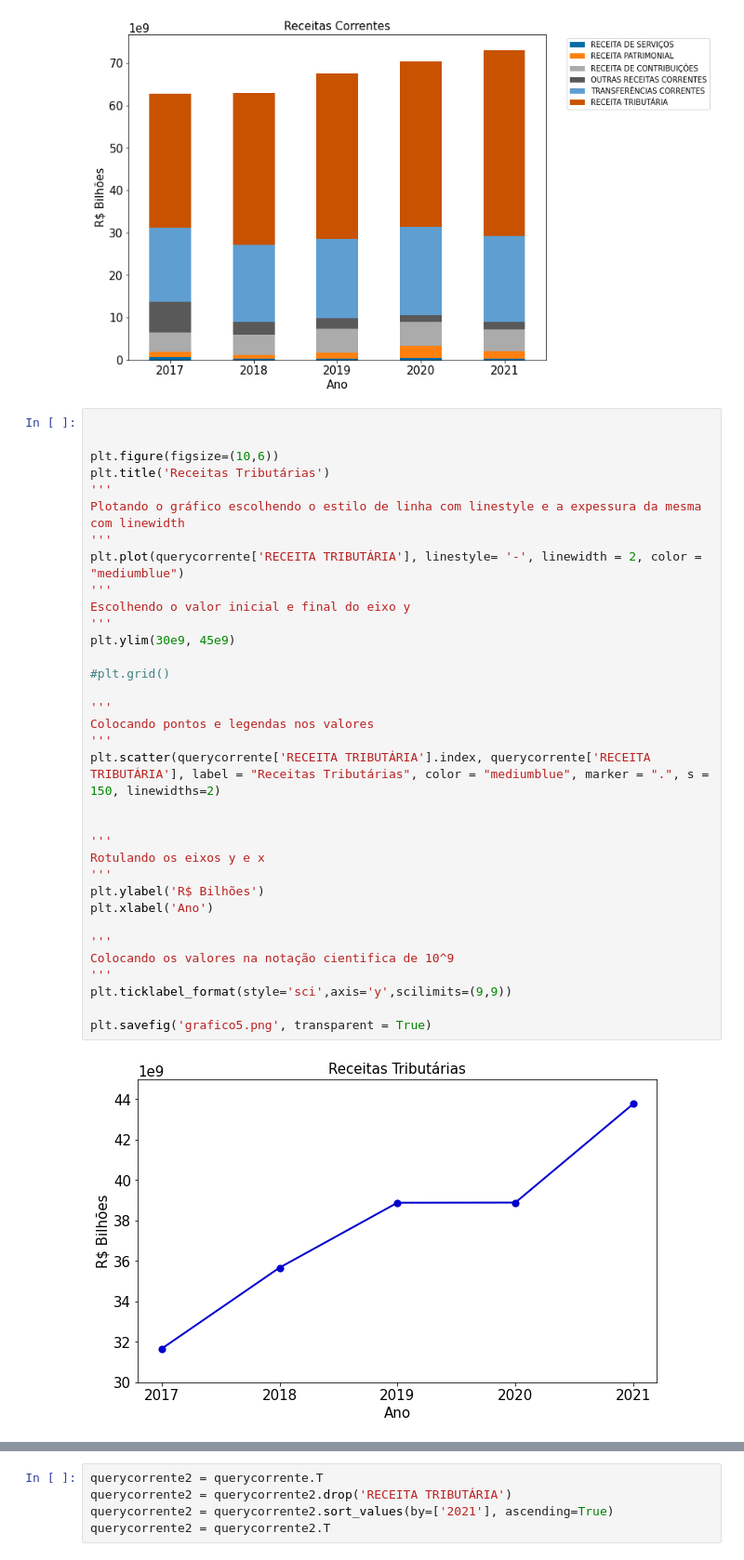
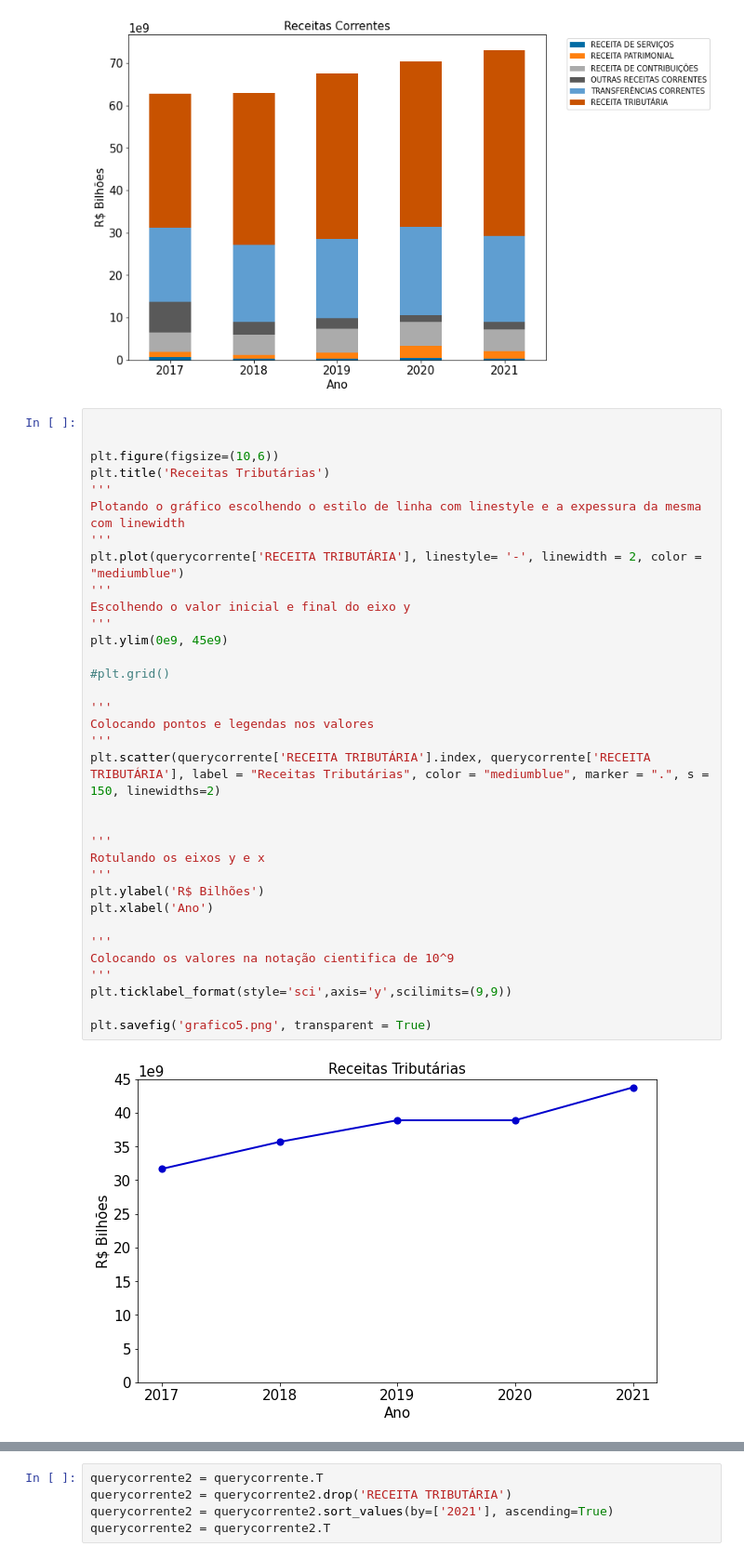
Before and after one commit to carolfazani/orcamento_sp, a Jupyter notebook: Preparando_os_dados.ipynb, the cells around one changed output, grey strips where cells are left out. Shown at 93% size. Saved outputs shown, nothing was run; the diff lists cells and outputs as text.

```diff
--- a/Preparando_os_dados.ipynb
+++ b/Preparando_os_dados.ipynb
@@ -685,35 +684,35 @@ plt.title('Receitas Tributárias')
 '''
 Plotando o gráfico escolhendo o estilo de linha com linestyle e a expessura da mesma com linewidth
 '''
 plt.plot(querycorrente['RECEITA TRIBUTÁRIA'], linestyle= '-', linewidth = 2, color = "mediumblue")
 '''
 Escolhendo o valor inicial e final do eixo y
 '''
-plt.ylim(30e9, 45e9)
+plt.ylim(0e9, 45e9)
 
 #plt.grid()
 
 '''
 Colocando pontos e legendas nos valores
 '''
 plt.scatter(querycorrente['RECEITA TRIBUTÁRIA'].index, querycorrente['RECEITA TRIBUTÁRIA'], label = "Receitas Tributárias", color = "mediumblue", marker = ".", s =
 150, linewidths=2)
 
 
 '''
 Rotulando os eixos y e x
 '''
 plt.ylabel('R$ Bilhões')
 plt.xlabel('Ano')
 
 '''
 Colocando os valores na notação cientifica de 10^9
 '''
 plt.ticklabel_format(style='sci',axis='y',scilimits=(9,9))
 
 plt.savefig('grafico5.png', transparent = True)
 # %% [output]
-[figure, old version]
+[figure, new version]
 # %%
 
 
```
Also changed, not shown: parts of 6 cells of this notebook.
